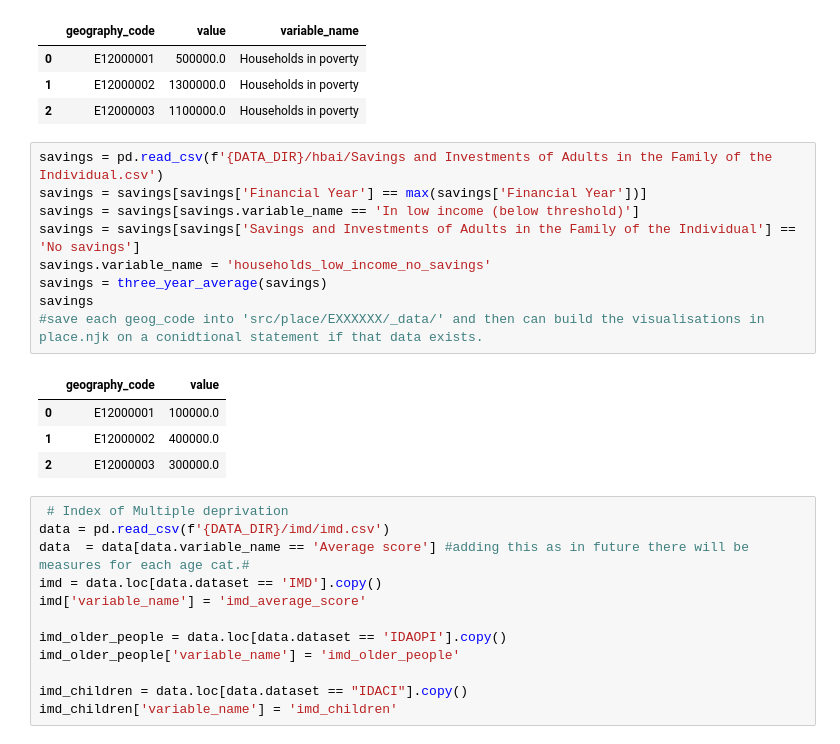
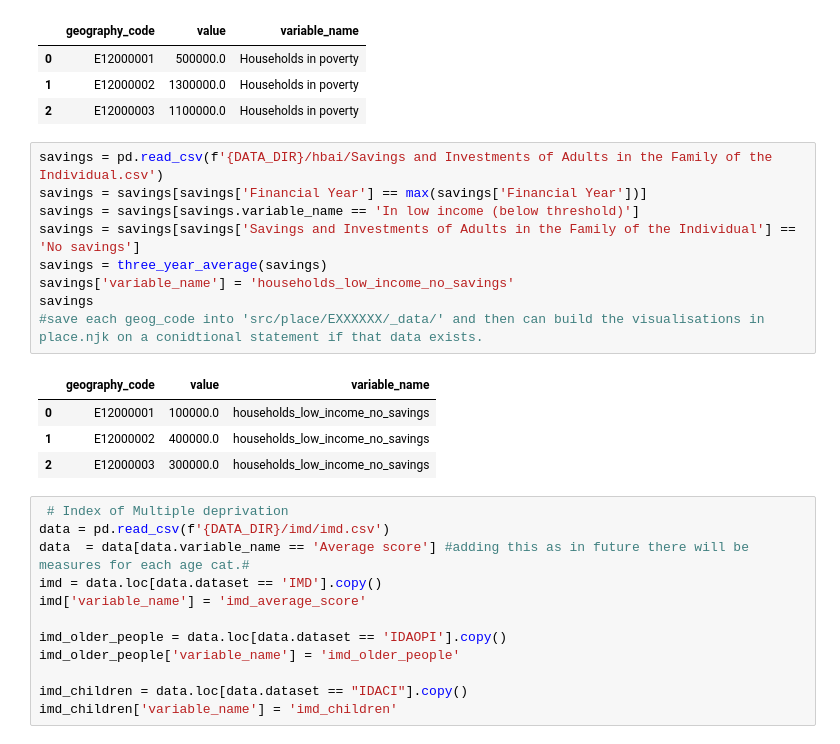
Before and after one commit to open-innovations/jrf-insight, a Jupyter notebook: pipelines/place/transform.ipynb, the cells around one changed output. Drawn from its saved outputs; the diff is of its cells as text.

```diff
--- a/pipelines/place/transform.ipynb
+++ b/pipelines/place/transform.ipynb
@@ -144,17 +144,17 @@ households_in_poverty
 # %%
 savings = pd.read_csv(f'{DATA_DIR}/hbai/Savings and Investments of Adults in the Family of the Individual.csv')
 savings = savings[savings['Financial Year'] == max(savings['Financial Year'])]
 savings = savings[savings.variable_name == 'In low income (below threshold)']
 savings = savings[savings['Savings and Investments of Adults in the Family of the Individual'] == 'No savings']
-savings.variable_name = 'households_low_income_no_savings'
 savings = three_year_average(savings)
+savings['variable_name'] = 'households_low_income_no_savings'
 savings
 #save each geog_code into 'src/place/EXXXXXX/_data/' and then can build the visualisations in place.njk on a conidtional statement if that data exists.
 # %% [output]
-|  | geography_code | value |
-| 0 | E12000001 | 100000.0 |
-| 1 | E12000002 | 400000.0 |
-| 2 | E12000003 | 300000.0 |
+|  | geography_code | value | variable_name |
+| 0 | E12000001 | 100000.0 | households_low_income_no_savings |
+| 1 | E12000002 | 400000.0 | households_low_income_no_savings |
+| 2 | E12000003 | 300000.0 | households_low_income_no_savings |
 # %%
  # Index of Multiple deprivation
 data = pd.read_csv(f'{DATA_DIR}/imd/imd.csv')
```
Also changed, not shown: 8 other files.
